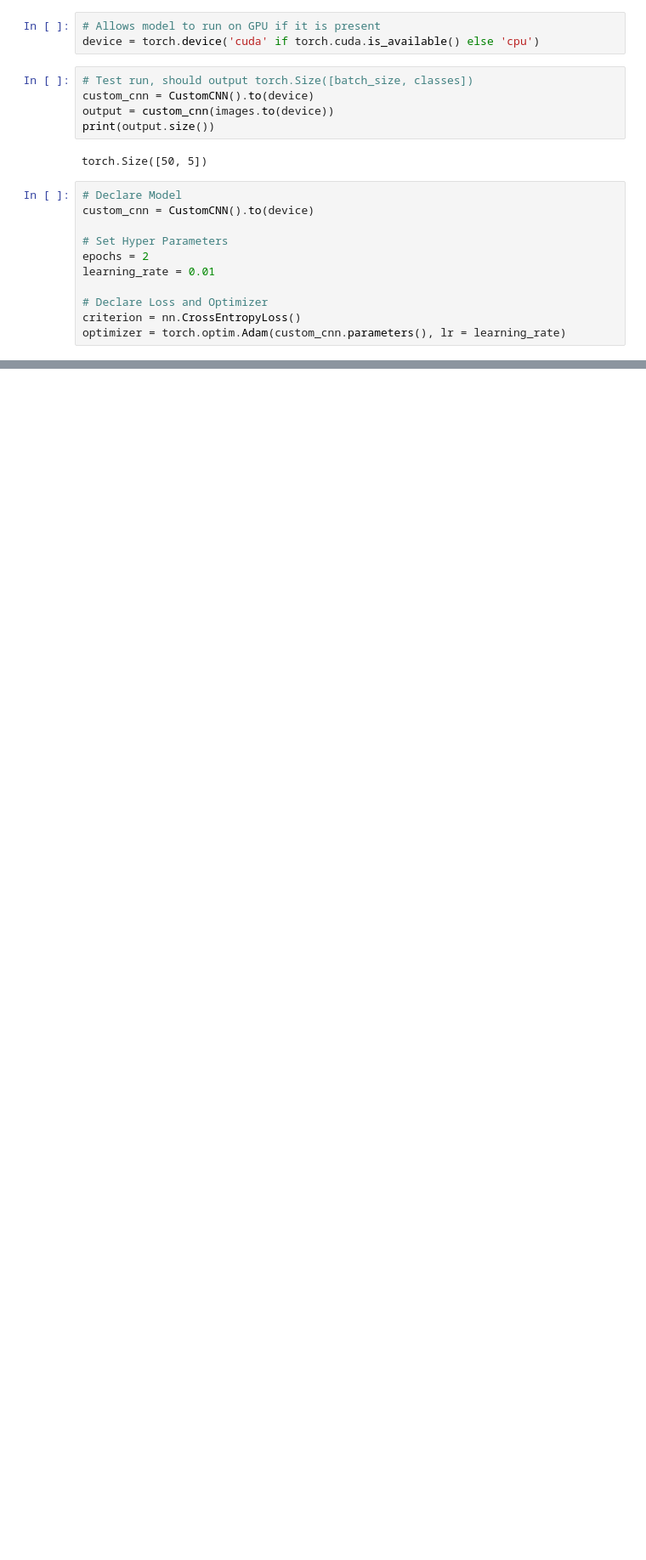
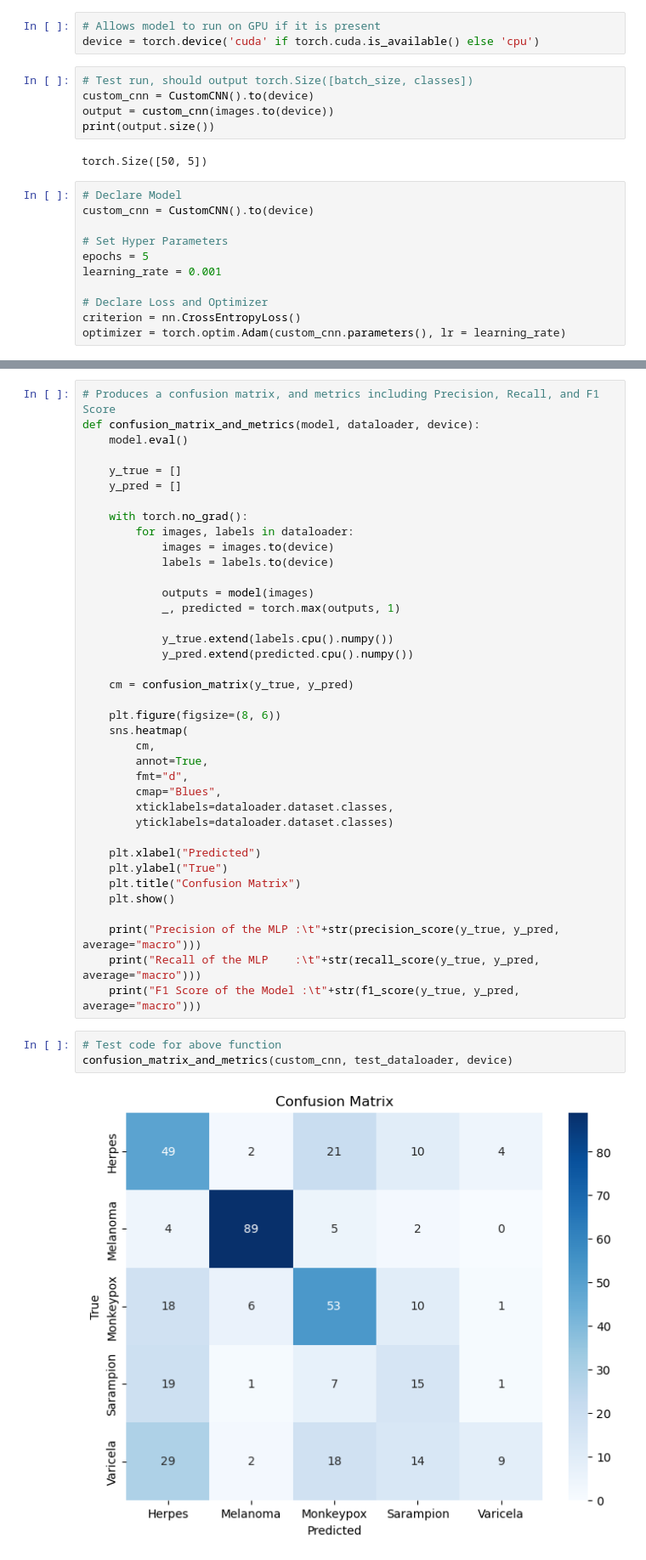
Before and after one commit to grawang7/cs184a-final-project, a Jupyter notebook: cs184a-project.ipynb, the cells around one changed output, grey strips where cells are left out. Shown: that part at 85% size. Drawn from its saved outputs; the diff is of its cells as text; blank space fills up the shorter version.

Commit message:
Created function to produce confusion matrix and metrics, also improved model with 2 more cnn layers, 48.4% accuracy

```diff
--- a/cs184a-project.ipynb
+++ b/cs184a-project.ipynb
@@ -117,8 +132,8 @@ torch.Size([50, 5])
 custom_cnn = CustomCNN().to(device)
 
 # Set Hyper Parameters
-epochs = 2
-learning_rate = 0.01
+epochs = 5
+learning_rate = 0.001
 
 # Declare Loss and Optimizer
 criterion = nn.CrossEntropyLoss()
@@ -189,0 +204,43 @@ Accuracy: 20.0%
+# %%
+# Produces a confusion matrix, and metrics including Precision, Recall, and F1 Score
+def confusion_matrix_and_metrics(model, dataloader, device):
+    model.eval()
+
+    y_true = []
+    y_pred = []
+
+    with torch.no_grad():
+        for images, labels in dataloader:
+            images = images.to(device)
+            labels = labels.to(device)
+
+            outputs = model(images)
+            _, predicted = torch.max(outputs, 1)
+
+            y_true.extend(labels.cpu().numpy())
+            y_pred.extend(predicted.cpu().numpy())
+
+    cm = confusion_matrix(y_true, y_pred)
+
+    plt.figure(figsize=(8, 6))
+    sns.heatmap(
+        cm,
+        annot=True,
+        fmt="d",
+        cmap="Blues",
+        xticklabels=dataloader.dataset.classes,
+        yticklabels=dataloader.dataset.classes)
+
+    plt.xlabel("Predicted")
+    plt.ylabel("True")
+    plt.title("Confusion Matrix")
+    plt.show()
+
+    print("Precision of the MLP :\t"+str(precision_score(y_true, y_pred, average="macro")))
+    print("Recall of the MLP    :\t"+str(recall_score(y_true, y_pred, average="macro")))
+    print("F1 Score of the Model :\t"+str(f1_score(y_true, y_pred, average="macro")))
+# %%
+# Test code for above function
+confusion_matrix_and_metrics(custom_cnn, test_dataloader, device)
+# %% [output]
+[figure, added]
```
Also changed, not shown: parts of 8 cells of this notebook.
